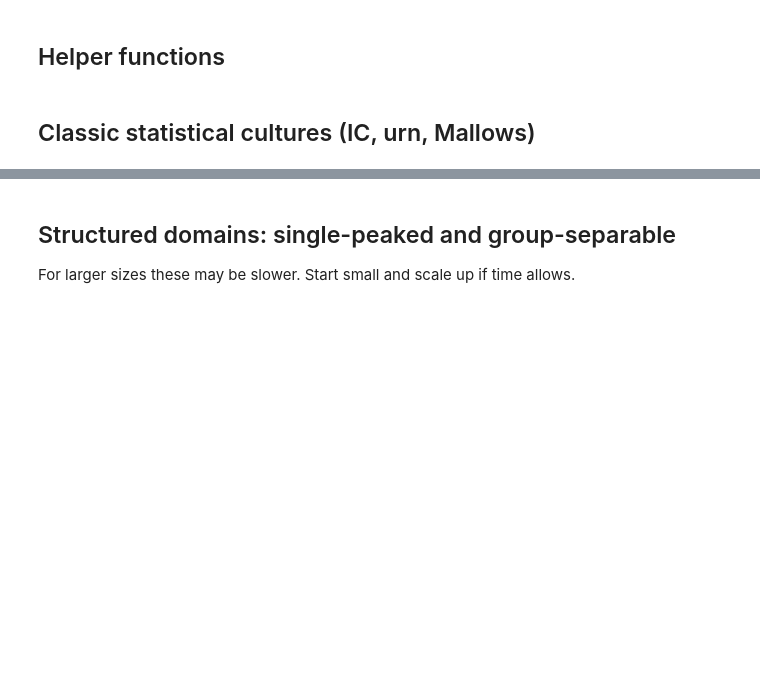
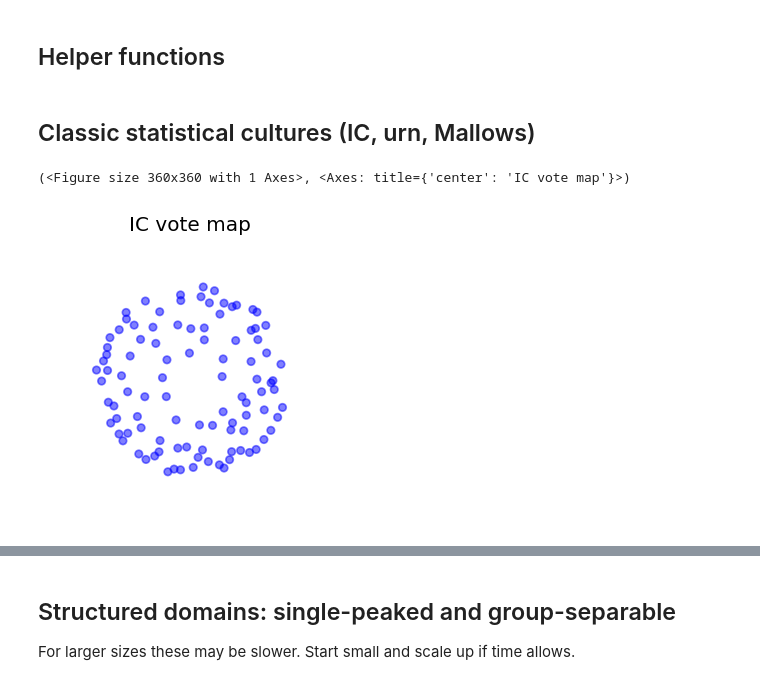
Before and after one commit to szufix/chicago-tutorial, a Jupyter notebook: prefsampling_tutorial.ipynb, the cells around one changed output, grey strips where cells are left out. Drawn from its saved outputs; the diff is of its cells as text; code cells hidden in the pictures; blank space fills up the shorter version.

```diff
--- a/prefsampling_tutorial.ipynb
+++ b/prefsampling_tutorial.ipynb
@@ -254,5 +257,8 @@ def gaussian_mixture(num_points, num_dimensions, centers, sigmas, weights=None,
 n, m = 100, 8
 # %%
 votes_ic = pref.impartial(n, m)
-plot_vote_map(votes_ic, 'IC vote map', radius=16)
+plot_vote_map(votes_ic, 'IC vote map')
+# %% [output]
+(<Figure size 360x360 with 1 Axes>, <Axes: title={'center': 'IC vote map'}>)
+[figure, added]
 # %%
```
Also changed, not shown: parts of 12 cells of this notebook.
